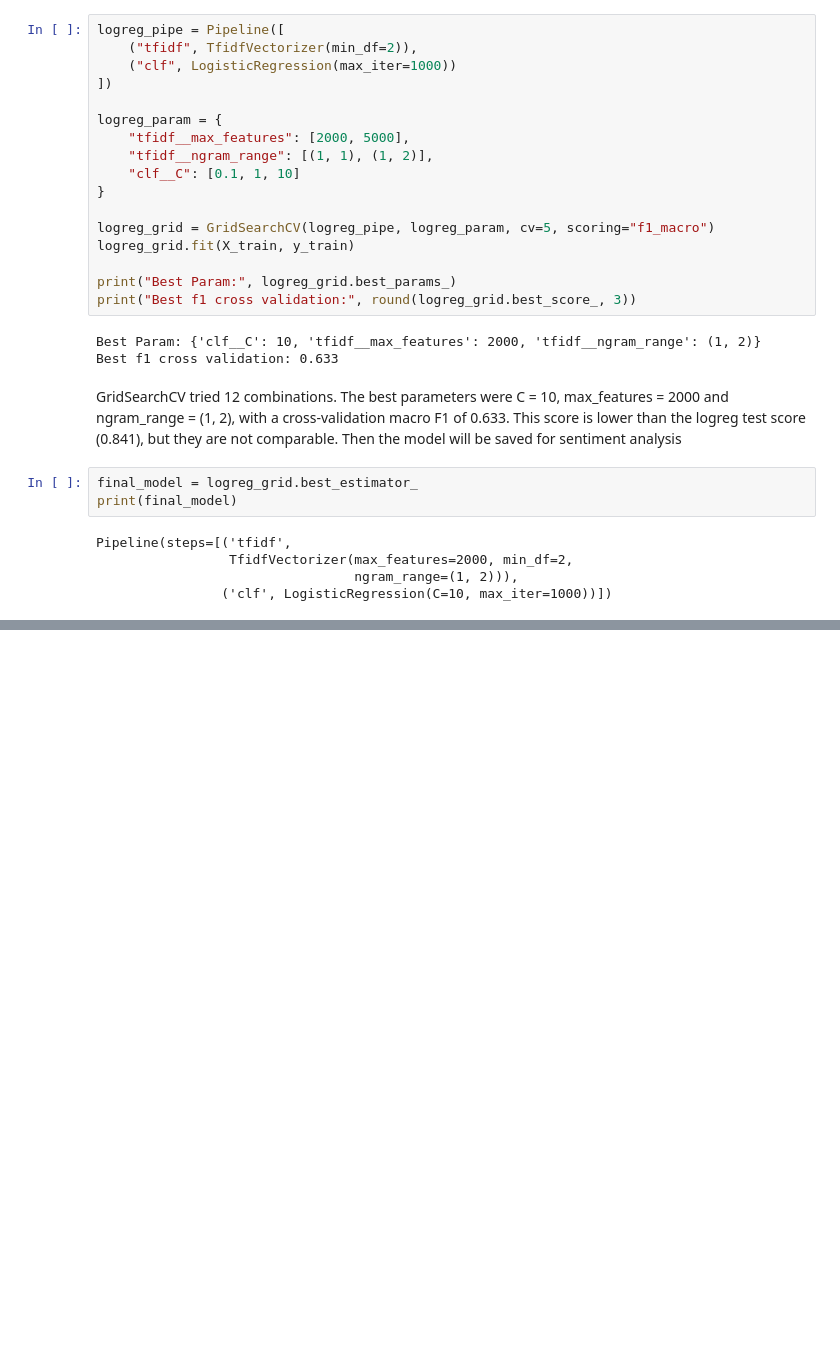
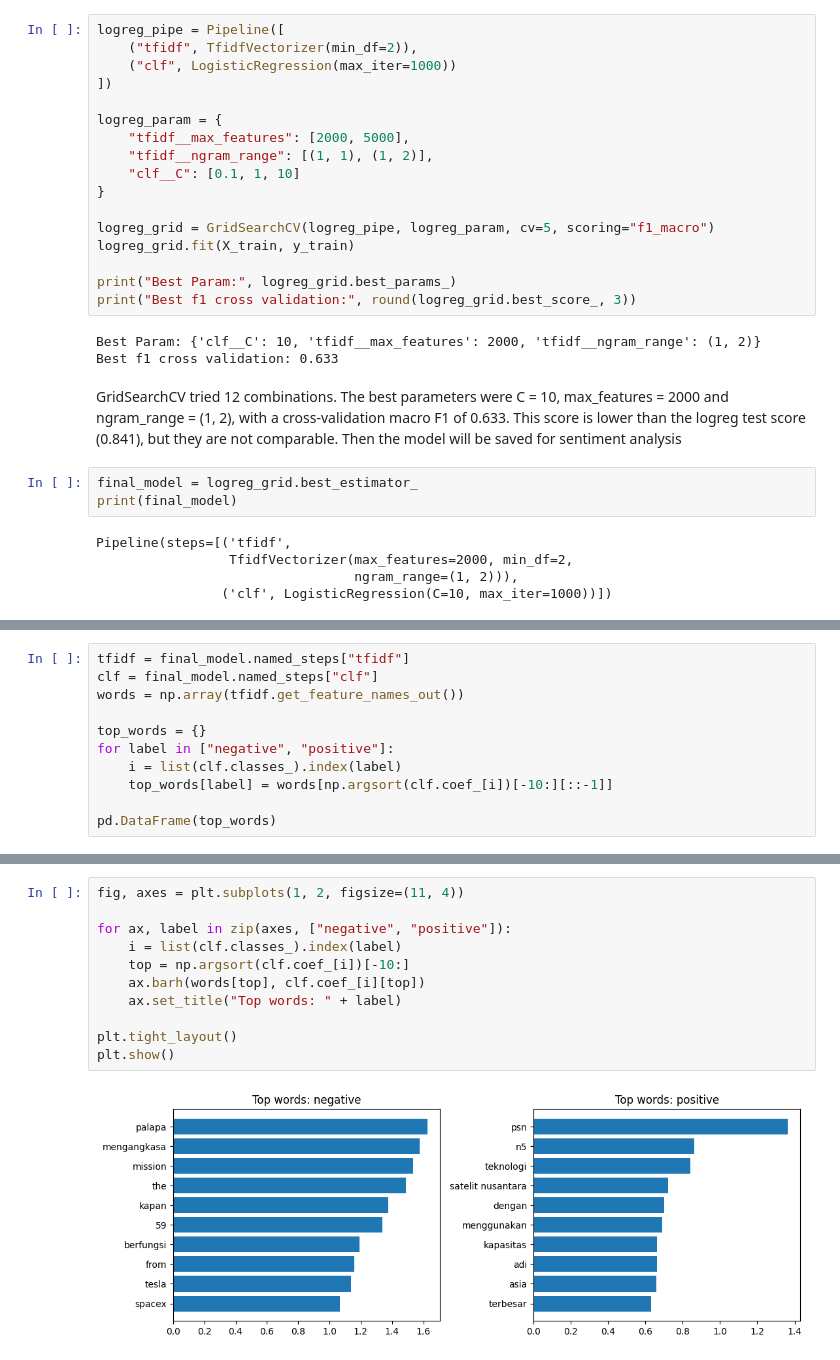
Before and after one commit to lTsumetai/PSN-Article-Sentiment-Analysis, a Jupyter notebook: Article_Sentiment_Analysis.ipynb, the cells around one changed output, grey strips where cells are left out. Saved outputs shown, nothing was run; the diff lists cells and outputs as text; blank space fills up the shorter version.

```diff
--- a/Article_Sentiment_Analysis.ipynb
+++ b/Article_Sentiment_Analysis.ipynb
@@ -637,0 +739,11 @@ Pipeline(steps=[('tfidf',
+# %%
+tfidf = final_model.named_steps["tfidf"]
+clf = final_model.named_steps["clf"]
+words = np.array(tfidf.get_feature_names_out())
+
+top_words = {}
+for label in ["negative", "positive"]:
+    i = list(clf.classes_).index(label)
+    top_words[label] = words[np.argsort(clf.coef_[i])[-10:][::-1]]
+
+pd.DataFrame(top_words)
@@ -637,0 +762,13 @@ Pipeline(steps=[('tfidf',
+# %%
+fig, axes = plt.subplots(1, 2, figsize=(11, 4))
+
+for ax, label in zip(axes, ["negative", "positive"]):
+    i = list(clf.classes_).index(label)
+    top = np.argsort(clf.coef_[i])[-10:]
+    ax.barh(words[top], clf.coef_[i][top])
+    ax.set_title("Top words: " + label)
+
+plt.tight_layout()
+plt.show()
+# %% [output]
+[figure, added]
```
Also changed, not shown: parts of 20 cells of this notebook, 1 other file.
